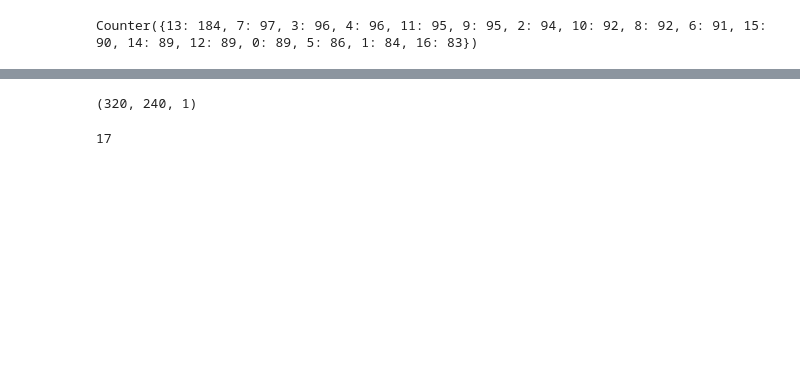
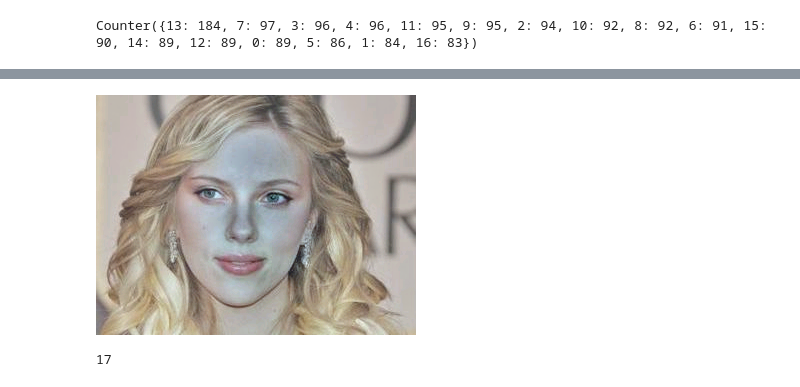
Before and after one commit to niil87/Machine-Learning-for-IOT---Fall-2022-Batch-Lund-University, a Jupyter notebook: tensor_single/keras.ipynb, the cells around one changed output, grey strips where cells are left out. Saved outputs shown, nothing was run; the diff lists cells and outputs as text; code cells hidden in the pictures; blank space fills up the shorter version.

```diff
--- a/tensor_single/keras.ipynb
+++ b/tensor_single/keras.ipynb
@@ -26,5 +14,0 @@ labels = [celeb.name for celeb in celebs_path.iterdir()]
-# %%
-le = LabelEncoder()
-le.fit(labels)
-print(le.classes_)
-le.transform(labels)
@@ -75,11 +55,10 @@ std = np.std(train_data, axis = 0)
 
 train_data = (train_data-mean) / std
 validation_data = (validation_data-mean) / std
-# %%
-train_data = train_data[:,:,:,np.newaxis]
-train_data[0].shape
-# %% [output]
-(320, 240, 1)
+# %%
+keras.utils.array_to_img(train_data[0])
+# %% [output]
+[figure, added]
 # %%
 classes = len(le.classes_)
 classes
```
Also changed, not shown: parts of 24 cells of this notebook, 6 other files.
